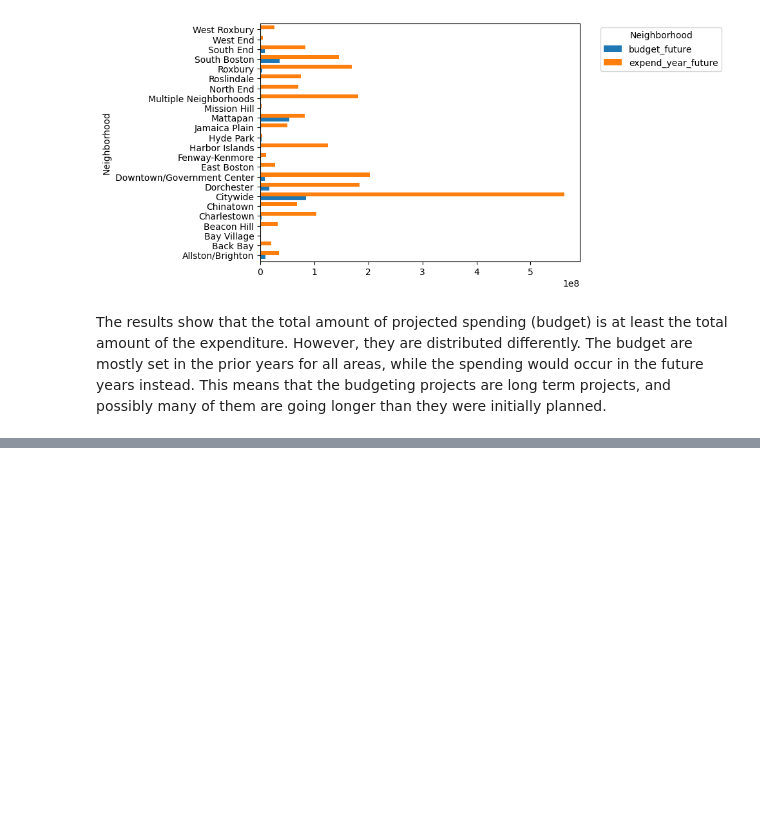
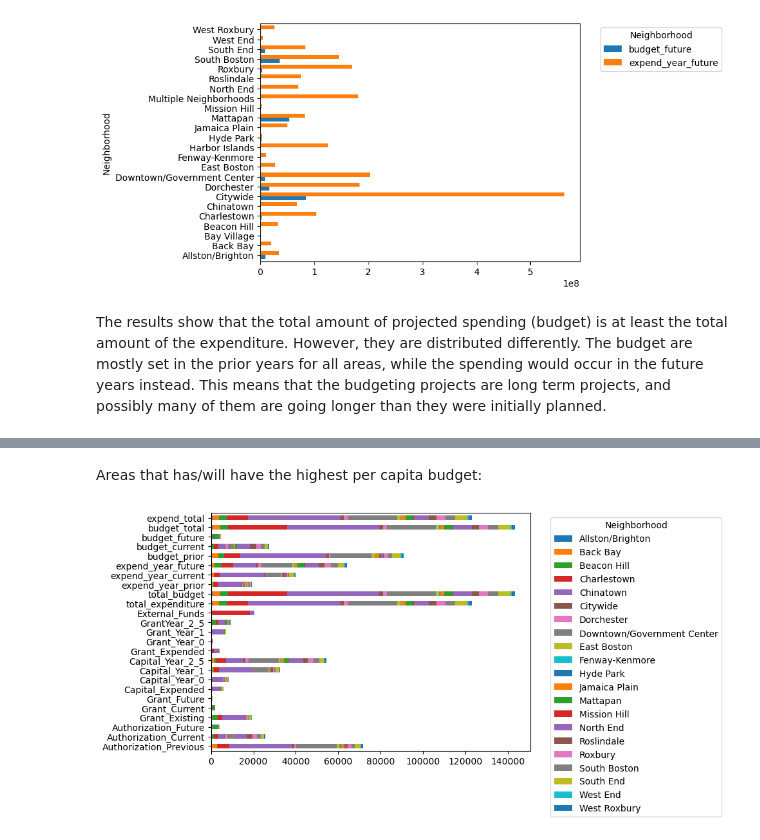
Before and after one commit to BU-Spark/ds-boston-city-budget, a Jupyter notebook: fa23-team-e/area_analysis.ipynb, the cells around one changed output, grey strips where cells are left out. Cells and saved outputs as stored; diff of their text form; code cells hidden in the pictures; blank space fills up the shorter version.

```diff
--- a/fa23-team-e/area_analysis.ipynb
+++ b/fa23-team-e/area_analysis.ipynb
@@ -221,0 +376,9 @@ The results show that the total amount of projected spending (budget) is at leas
+# %% [markdown]
+Areas that has/will have the highest per capita budget:
+# %%
+capital_budget_area_per_capita.drop(columns="Total_Project_Budget").groupby('Neighborhood').sum().transpose().plot(kind='barh',stacked=True)
+
+plt.legend(title='Neighborhood', bbox_to_anchor=(1.05, 1), loc='upper left')
+plt.show()
+# %% [output]
+[figure, added]
```
Also changed, not shown: parts of 20 cells of this notebook, 2 other files.
